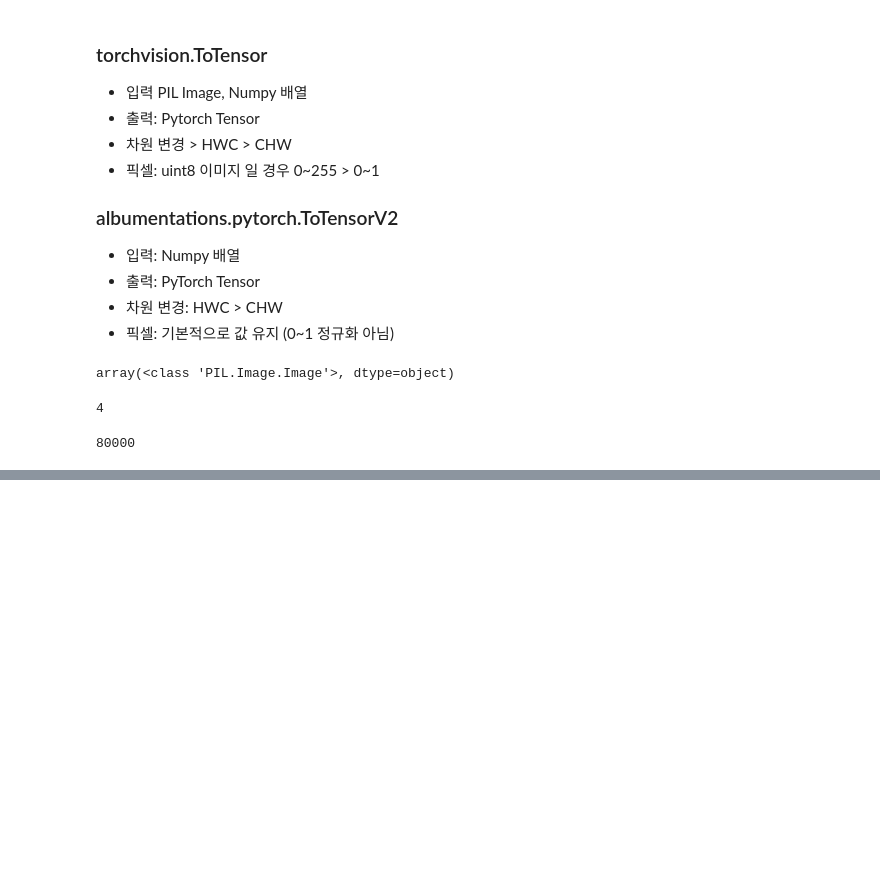
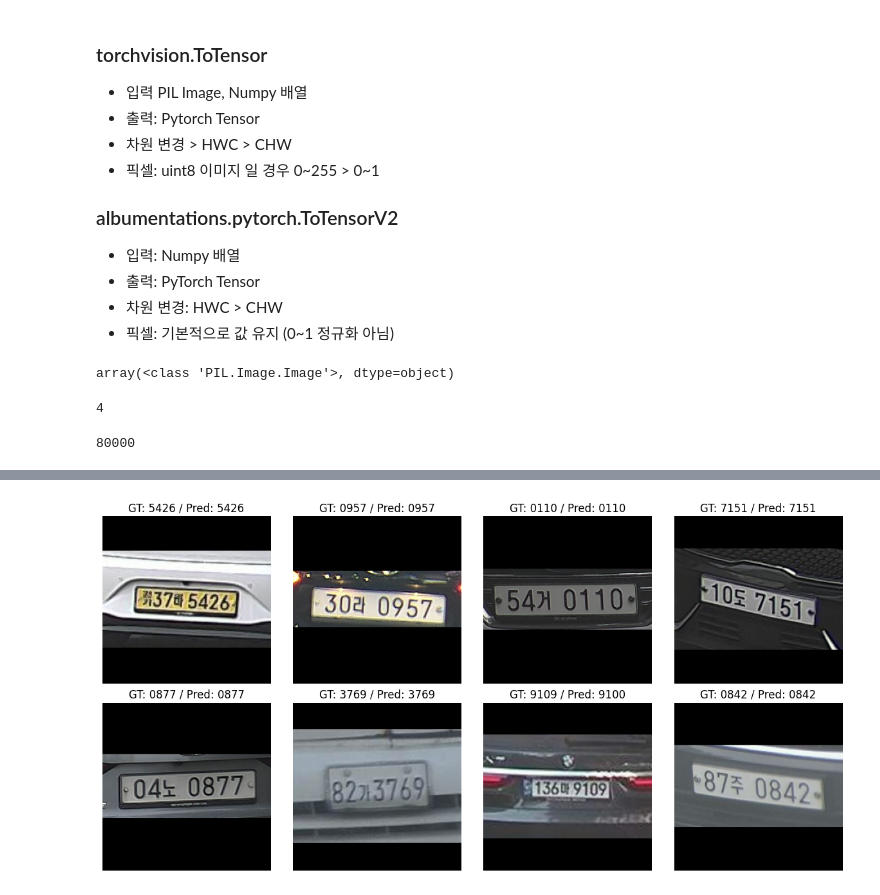
Before and after one commit to hurwan0629/lang-chain-KDT, a Jupyter notebook: 01_class/2026_09_11_NLP/8_ViT.ipynb, the cells around one changed output, grey strips where cells are left out. Saved outputs shown, nothing was run; the diff lists cells and outputs as text; code cells hidden in the pictures; blank space fills up the shorter version.

```diff
--- a/01_class/2026_09_11_NLP/8_ViT.ipynb
+++ b/01_class/2026_09_11_NLP/8_ViT.ipynb
@@ -355,6 +355,7 @@ train_transform = A.Compose([
 ])
 
 val_transform = A.Compose([
+  A.LongestMaxSize(max_size=IMAGE_SIZE),
   A.PadIfNeeded(
     min_height=IMAGE_SIZE,
     min_width=IMAGE_SIZE,
@@ -436,0 +744,64 @@ targets: torch.Size([32, 4])
+# %%
+from torchvision.transforms.functional import to_pil_image
+
+IMAGENET_MEAN = torch.tensor(
+    [0.485, 0.456, 0.406]
+).view(3, 1, 1)
+
+IMAGENET_STD = torch.tensor(
+    [0.229, 0.224, 0.225]
+).view(3, 1, 1)
+
+def tensor_to_pil(tensor):
+    tensor = tensor.detach().cpu()
+    tensor = tensor * IMAGENET_STD + IMAGENET_MEAN
+    tensor = tensor.clamp(0, 1)
+    return to_pil_image(tensor)
+
+def digits_to_text(x):
+    return "".join(str(int(v)) for v in x)
+# %%
+@torch.no_grad()
+def show_predictions(model, loader, device, max_images=8):
+    model.eval()
+
+    shown = 0
+    rows = math.ceil(max_images / 4)
+    fig, axes = plt.subplots(rows, 4, figsize=(12, 3 * rows))
+    axes = np.array(axes).reshape(-1)
+
+    for images, targets in loader:
+        images_device = images.to(device)
+
+        outputs = model(images_device)
+        preds = torch.stack(
+            [out.argmax(dim=1) for out in outputs],
+            dim=1
+        ).cpu()
+
+        for i in range(images.size(0)):
+            if shown >= max_images:
+                break
+
+            true_text = digits_to_text(targets[i])
+            pred_text = digits_to_text(preds[i])
+
+            axes[shown].imshow(tensor_to_pil(images[i]))
+            axes[shown].set_title(
+                f"GT: {true_text} / Pred: {pred_text}"
+            )
+            axes[shown].axis("off")
+            shown += 1
+
+        if shown >= max_images:
+            break
+
+    for ax in axes[shown:]:
+        ax.axis("off")
+
+    plt.tight_layout()
+    plt.show()
+
+show_predictions(best_model, val_loader, DEVICE)
+# %% [output]
+[figure, added]
```
Also changed, not shown: parts of 17 cells of this notebook, 57 other files.
